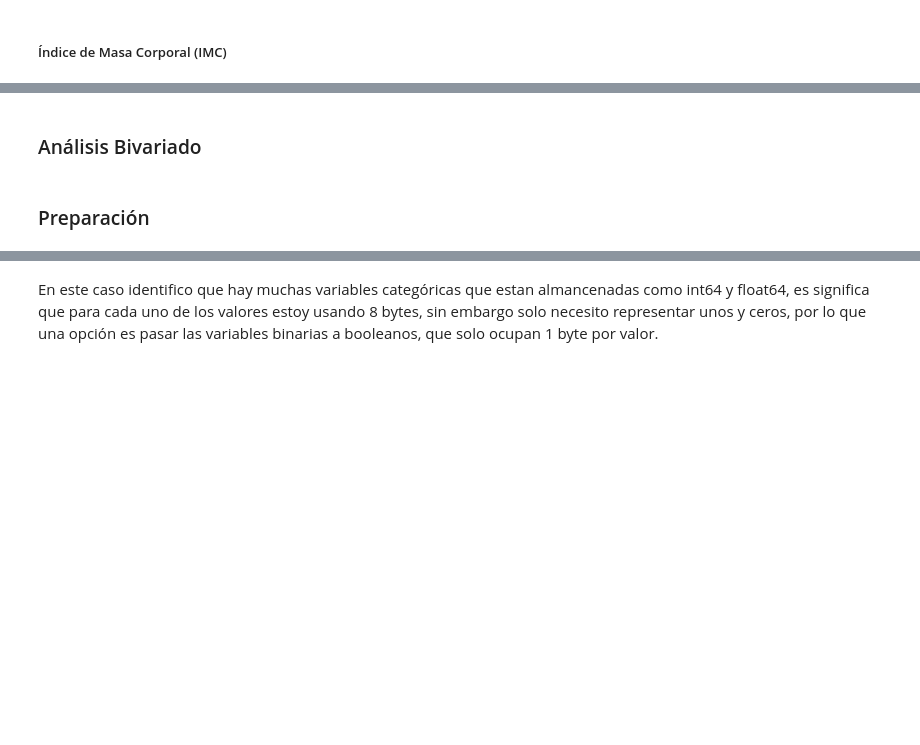
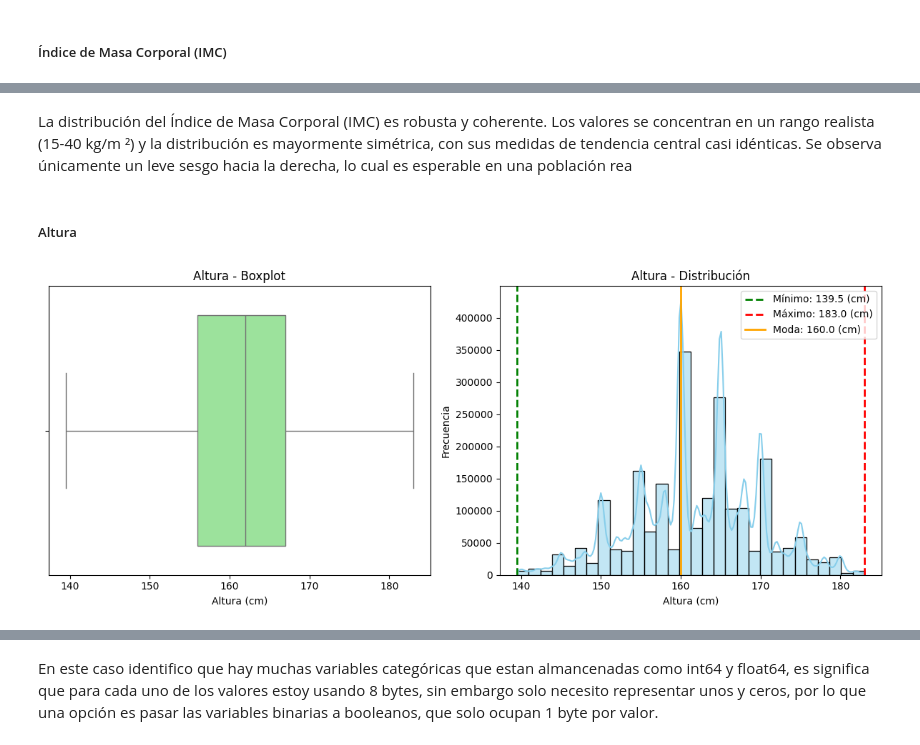
Before and after one commit to elkofix/cardiac-risk-db, a Jupyter notebook: explorative_data_analysis.ipynb, the cells around one changed output, grey strips where cells are left out. Saved outputs shown, nothing was run; the diff lists cells and outputs as text; code cells hidden in the pictures; blank space fills up the shorter version.

```diff
--- a/explorative_data_analysis.ipynb
+++ b/explorative_data_analysis.ipynb
@@ -430,4 +446,8 @@ plt.show()
-# %% [markdown]
-### Análisis Bivariado
+# %% [markdown]
+La distribución del Índice de Masa Corporal (IMC) es robusta y coherente. Los valores se concentran en un rango realista (15-40 kg/m ²) y la distribución es mayormente simétrica, con sus medidas de tendencia central casi idénticas. Se observa únicamente un leve sesgo hacia la derecha, lo cual es esperable en una población rea
 # %% [markdown]
-### Preparación
+##### Altura
+# %%
+plot_variable(df, '24_Talla', title='Altura', unit='cm')
+# %% [output]
+[figure, added]
```
Also changed, not shown: parts of 50 cells of this notebook.
